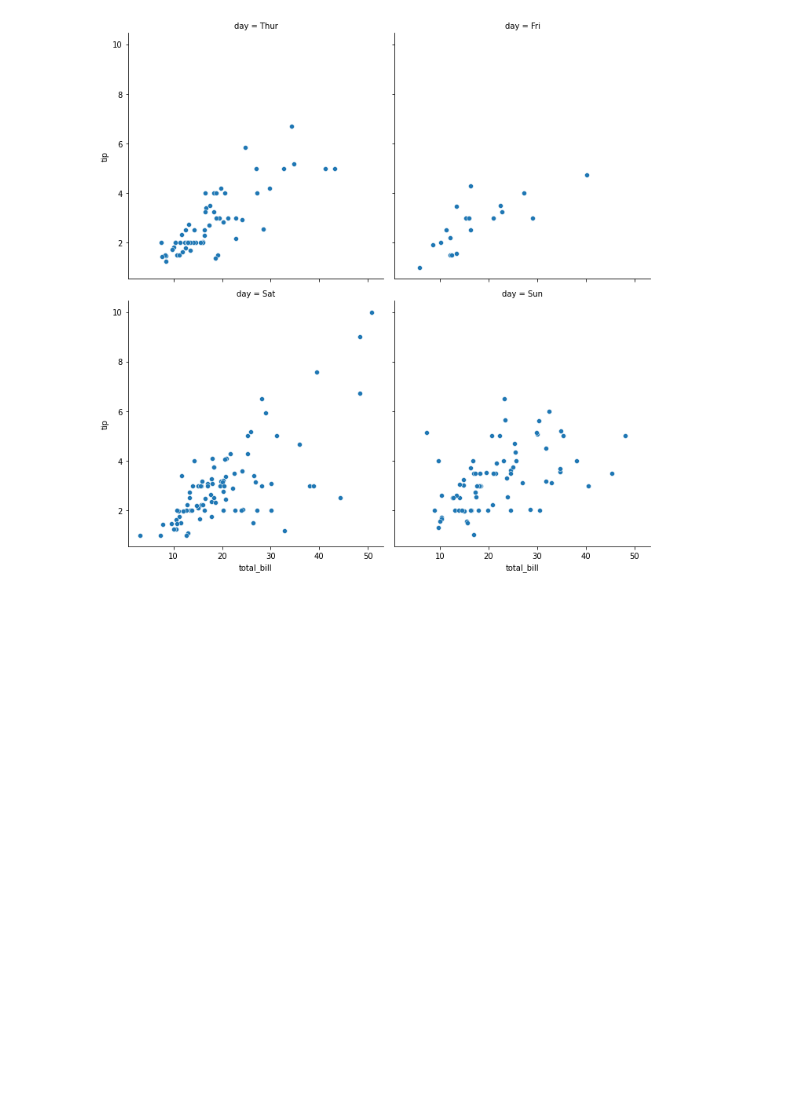
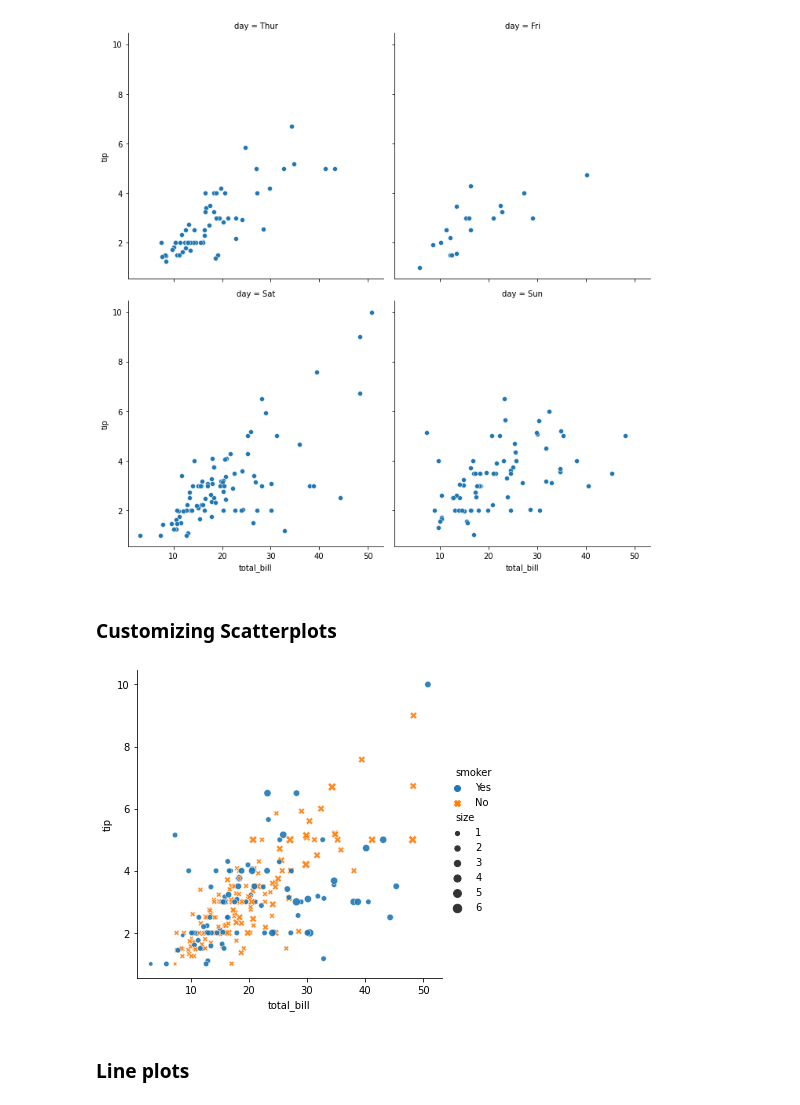
Before and after one commit to JuanFeA98/DataCamp, a Jupyter notebook: Visualization with Seaborn/02. Visualizing Two Quantitative Variables.ipynb, the cells around one changed output. Saved outputs shown, nothing was run; the diff lists cells and outputs as text; code cells hidden in the pictures; blank space fills up the shorter version.

```diff
--- a/Visualization with Seaborn/02. Visualizing Two Quantitative Variables.ipynb
+++ b/Visualization with Seaborn/02. Visualizing Two Quantitative Variables.ipynb
@@ -51,3 +51,22 @@ sns.relplot(
 plt.show()
 # %% [output]
 [figure]
+# %% [markdown]
+### **Customizing Scatterplots**
+# %%
+sns.relplot(
+    data=tips,
+    x='total_bill',
+    y='tip',
+    kind='scatter',
+    size='size',
+    hue='smoker',
+    style='smoker',
+    alpha=0.9,
+)
+
+plt.show()
+# %% [output]
+[figure, added]
+# %% [markdown]
+### **Line plots**
```
Also changed, not shown: parts of 2 cells of this notebook.
